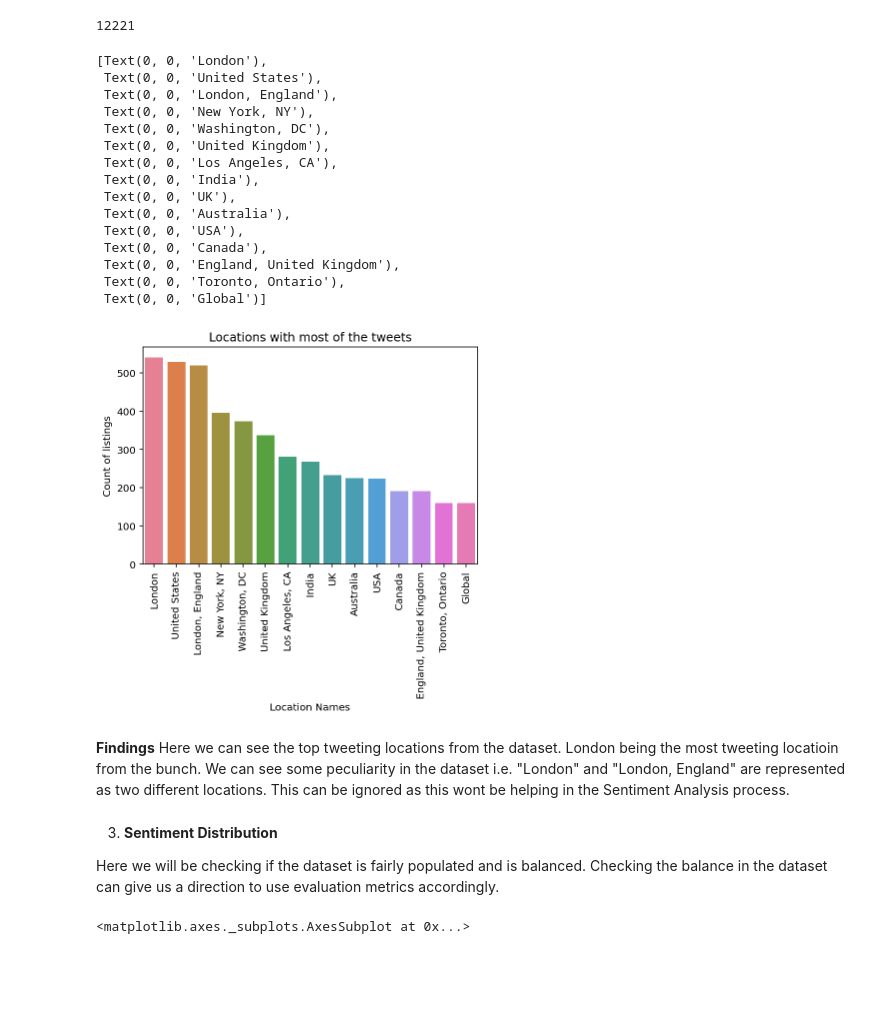
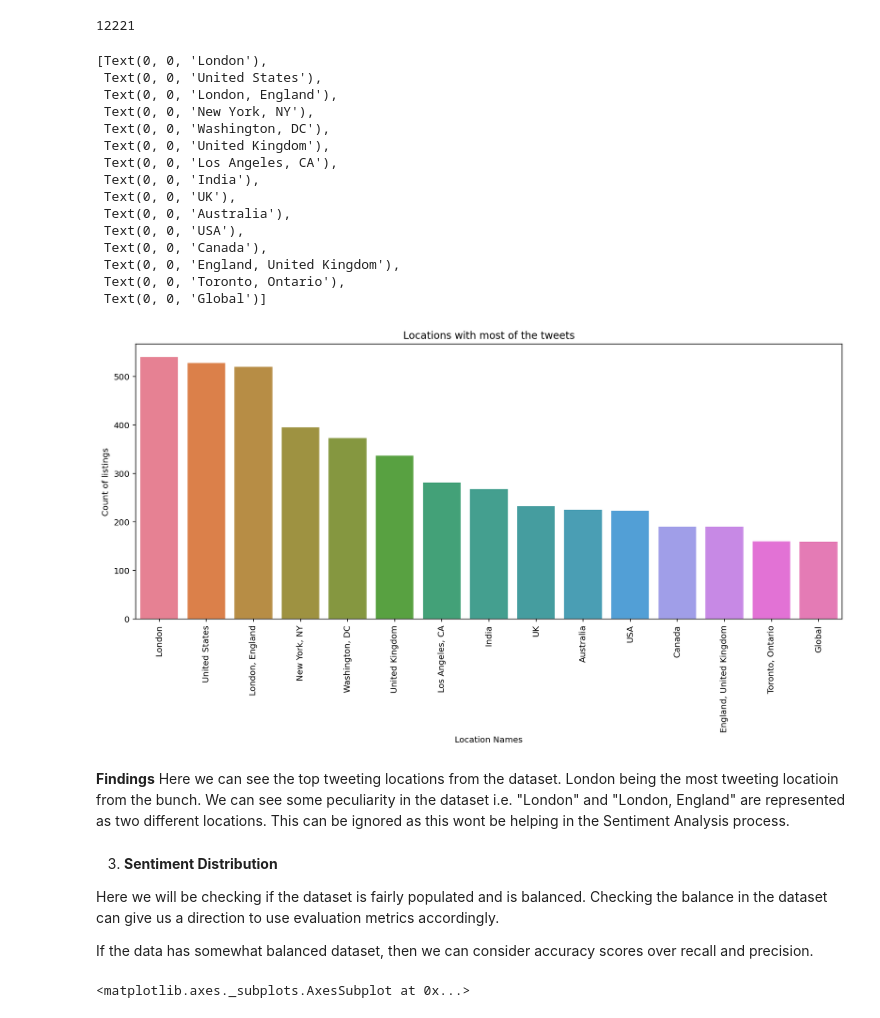
Before and after one commit to vinayakpotdar2114/Corona-Virus-Tweet-Sentiment-Analysis, a Jupyter notebook: Coronavirus_Tweet_Sentiment_Analysis_Capstone_Project_3.ipynb, the cells around one changed output. Cells and saved outputs as stored; diff of their text form; code cells hidden in the pictures; blank space fills up the shorter version.

```diff
--- a/Coronavirus_Tweet_Sentiment_Analysis_Capstone_Project_3.ipynb
+++ b/Coronavirus_Tweet_Sentiment_Analysis_Capstone_Project_3.ipynb
@@ -177,34 +178,37 @@ loc_tweet_count.reset_index(inplace=True)
 loc_tweet_count.rename(columns={'index':'Location', 'Location':'Count'}, inplace=True)
 top_loc=loc_tweet_count.head(15)
 # %%
+plt.subplots(figsize=(15,6))
 top_locations=sns.barplot(x="Location", y="Count", data=top_loc,palette='husl')
 top_locations.set_title('Locations with most of the tweets')
 top_locations.set_ylabel('Count of listings')
 top_locations.set_xlabel('Location Names')
 top_locations.set_xticklabels(top_locations.get_xticklabels(), rotation=90)
 # %% [output]
 [Text(0, 0, 'London'),
  Text(0, 0, 'United States'),
  Text(0, 0, 'London, England'),
  Text(0, 0, 'New York, NY'),
  Text(0, 0, 'Washington, DC'),
  Text(0, 0, 'United Kingdom'),
  Text(0, 0, 'Los Angeles, CA'),
  Text(0, 0, 'India'),
  Text(0, 0, 'UK'),
  Text(0, 0, 'Australia'),
  Text(0, 0, 'USA'),
  Text(0, 0, 'Canada'),
  Text(0, 0, 'England, United Kingdom'),
  Text(0, 0, 'Toronto, Ontario'),
  Text(0, 0, 'Global')]
-[figure, old version]
+[figure, new version]
 # %% [markdown]
 **Findings** Here we can see the top tweeting locations from the dataset. London being the most tweeting locatioin from the bunch. We can see some peculiarity in the dataset i.e. "London" and "London, England" are represented as two different locations. This can be ignored as this wont be helping in the Sentiment Analysis process.
 # %% [markdown]
 3. **Sentiment Distribution**
 
 Here we will be checking if the dataset is fairly populated and is balanced. Checking the balance in the dataset can give us a direction to use evaluation metrics accordingly.
+
+If the data has somewhat balanced dataset, then we can consider accuracy scores over recall and precision.
 # %%
 plt.subplots(figsize=(15,6))
 sns.countplot(x='Sentiment', data=dataset,palette="husl")
```
Also changed, not shown: parts of 34 cells of this notebook.
